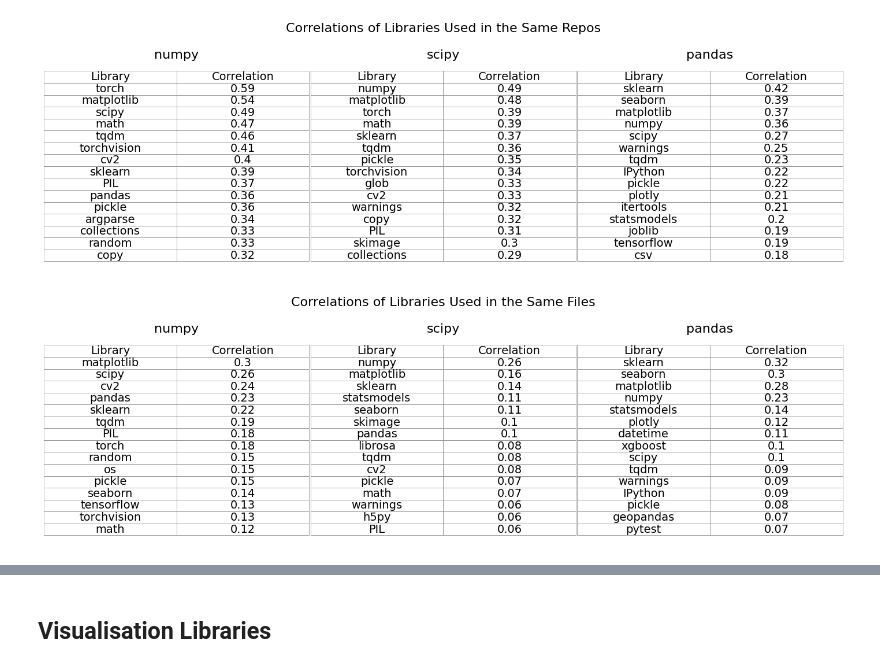
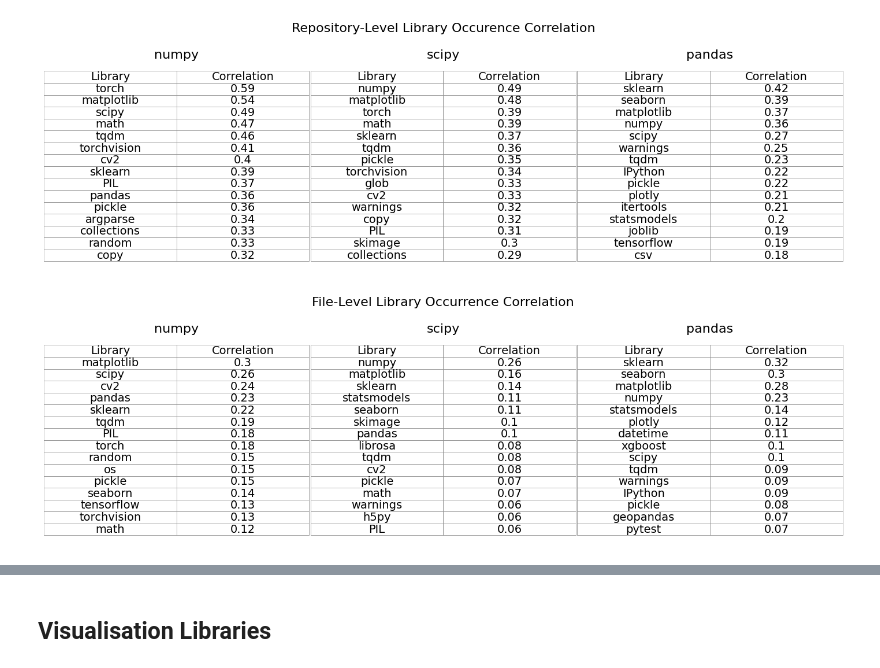
Before and after one commit to tobias-talaj/top-python-repos-analysis, a Jupyter notebook: notebooks/all_libraries_analysis.ipynb, the cells around one changed output, grey strips where cells are left out. Saved outputs shown, nothing was run; the diff lists cells and outputs as text; code cells hidden in the pictures.

```diff
--- a/notebooks/all_libraries_analysis.ipynb
+++ b/notebooks/all_libraries_analysis.ipynb
@@ -78,10 +78,10 @@ plot_correlations(all_numpy_corr_in_repos, all_scipy_corr_in_repos, all_pandas_c
 # %%
 all_numpy_corr_in_files = file_lib_corr_table_all['numpy'].sort_values(ascending=False).head(16)
 all_scipy_corr_in_files = file_lib_corr_table_all['scipy'].sort_values(ascending=False).head(16)
 all_pandas_corr_in_files = file_lib_corr_table_all['pandas'].sort_values(ascending=False).head(16)
-plot_correlations(all_numpy_corr_in_files, all_scipy_corr_in_files, all_pandas_corr_in_files, 'Correlations of Libraries Used in the Same Files')
+plot_correlations(all_numpy_corr_in_files, all_scipy_corr_in_files, all_pandas_corr_in_files, 'File-Level Library Occurrence Correlation')
 # %% [output]
-[figure, old version]
+[figure, new version]
 # %%
 data_analysis_libraries_in_files_df_ipynb = libraries_in_files(data_analysis_imports_ipynb)
 plot_popularity(data_analysis_libraries_in_files_df_ipynb, 'Most Commonly Used Data Analysis Libraries in .ipynb Files by Percentage of Files They Appear in', 16, ipynb_file_count, 'files')
```
Also changed, not shown: parts of 17 cells of this notebook.
